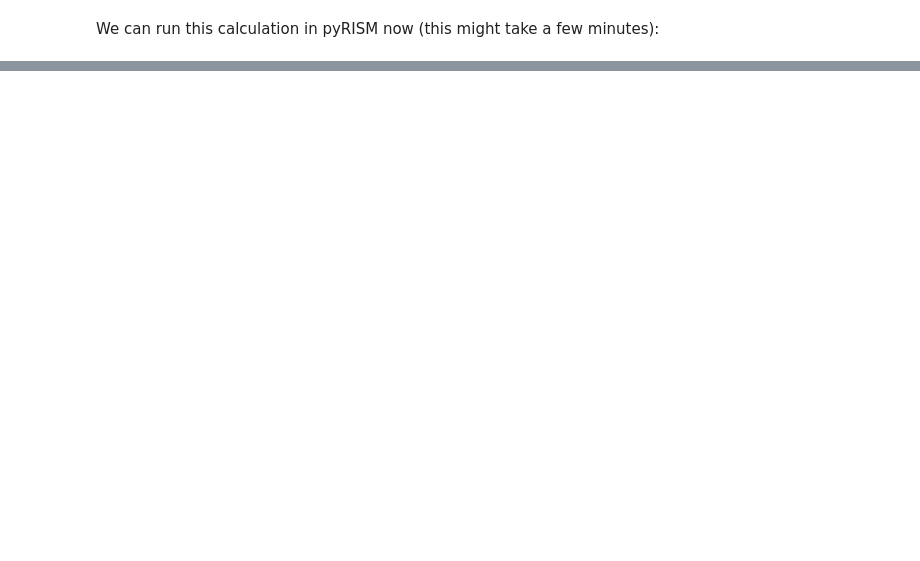
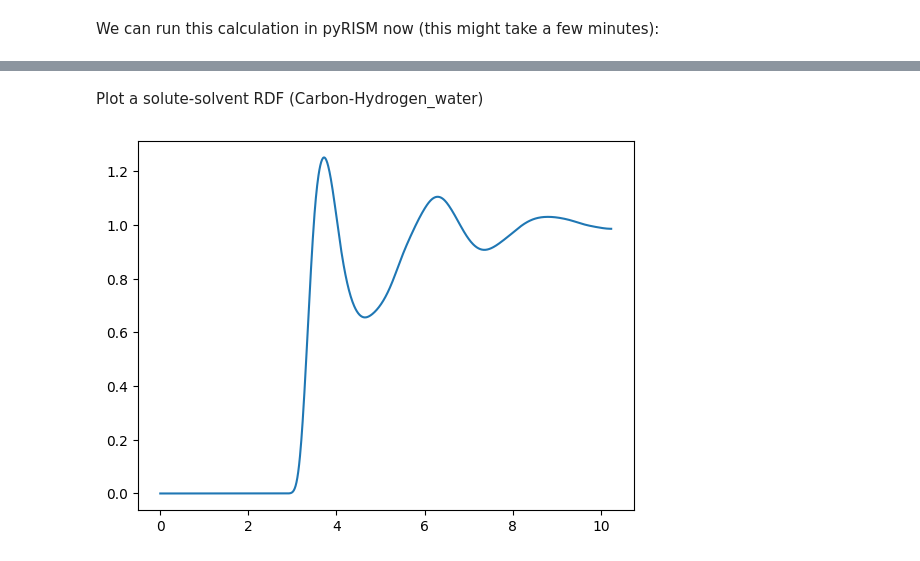
Before and after one commit to 2AUK/pyRISM, a Jupyter notebook: examples/toml_generation/workflow.ipynb, the cells around one changed output, grey strips where cells are left out. Cells and saved outputs as stored; diff of their text form; code cells hidden in the pictures; blank space fills up the shorter version.

```diff
--- a/examples/toml_generation/workflow.ipynb
+++ b/examples/toml_generation/workflow.ipynb
@@ -317,0 +322,7 @@ RMS: 9.81116286447411e-08
+# %% [markdown]
+Plot a solute-solvent RDF (Carbon-Hydrogen_water)
+# %%
+plt.plot(grid.rgrid, solutions.uv.correlations.gr[:, 0, 1])
+plt.show()
+# %% [output]
+[figure, added]
```
Also changed, not shown: parts of 12 cells of this notebook, 1 other file.
